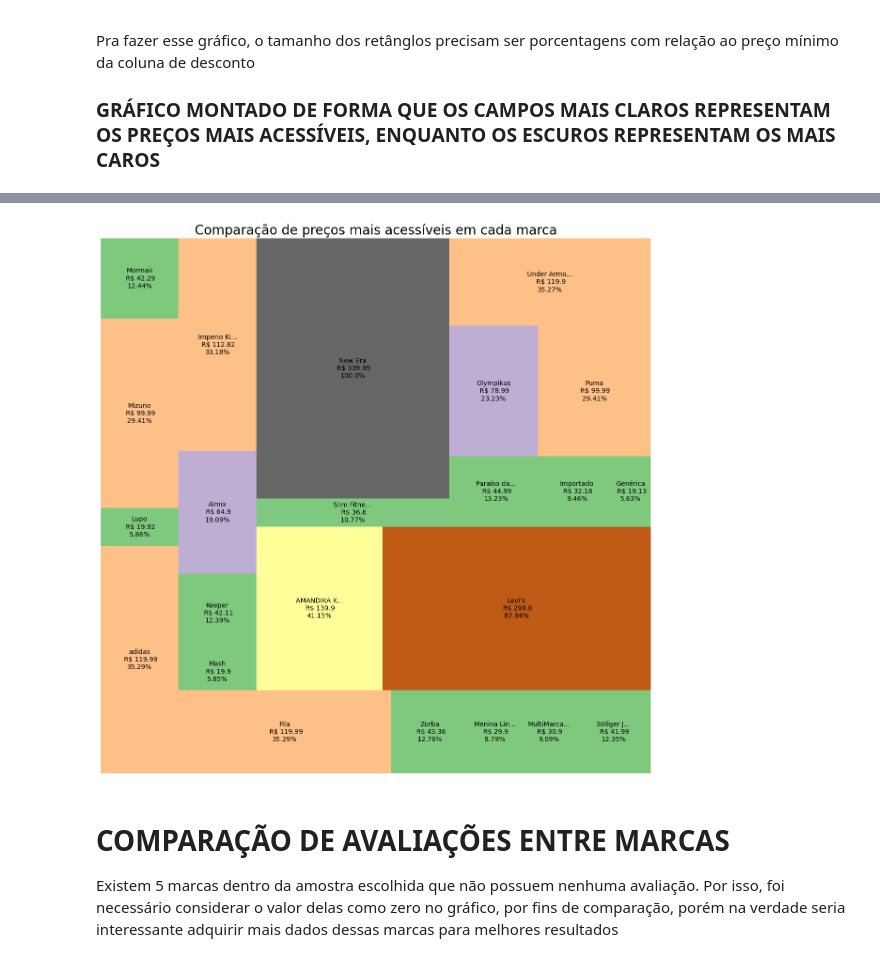
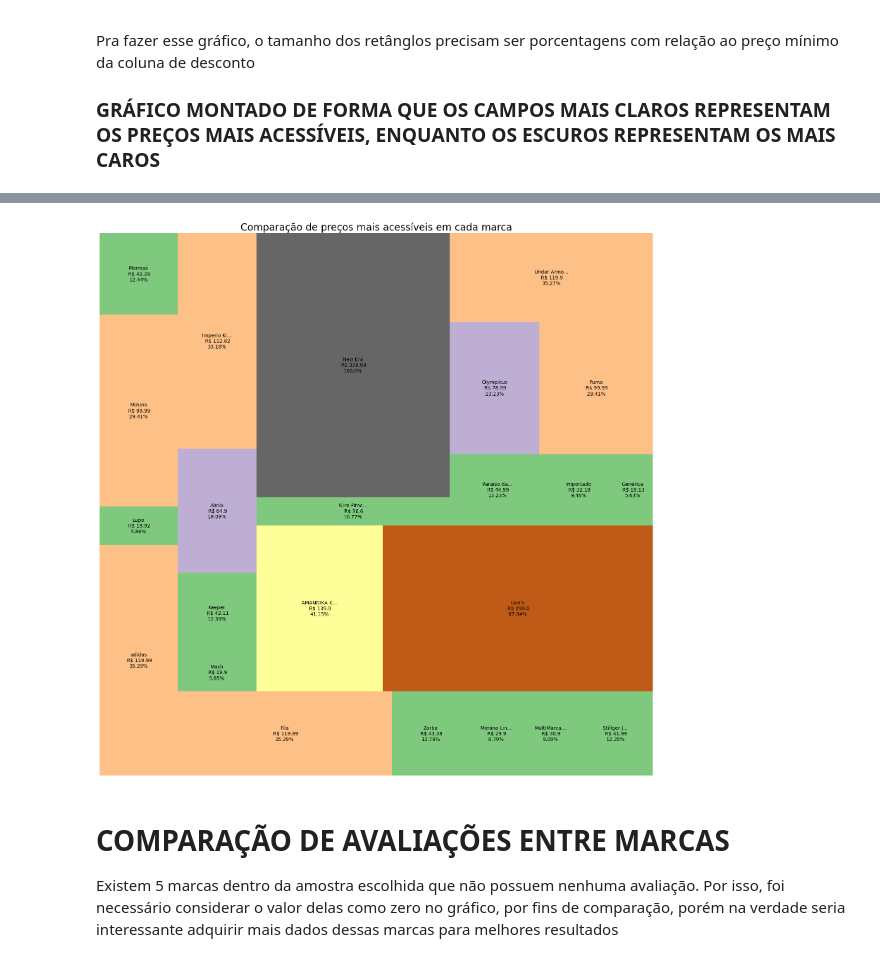
Before and after one commit to ThiagoKS-7/a3-analise-e-bigdata, a Jupyter notebook: a3-analise-dado.ipynb, the cells around one changed output, grey strips where cells are left out. Saved outputs shown, nothing was run; the diff lists cells and outputs as text; code cells hidden in the pictures.

```diff
--- a/a3-analise-dado.ipynb
+++ b/a3-analise-dado.ipynb
@@ -201,11 +201,11 @@ def monta_grafico_barra(x,y, color, titulo:str) -> None:
     plt.show()
 
 
-def monta_lista_cores(cmap):
-    mini = min(somas_vendas)
-    maxi = max(somas_vendas)
+def monta_lista_cores(lista, cmap):
+    mini = min(lista)
+    maxi = max(lista)
     norm = matplotlib.colors.Normalize(vmin=mini, vmax=maxi)
-    return [cmap(norm(i)) for i in somas_vendas]
+    return [cmap(norm(i)) for i in lista]
 
 somas_vendas = [
     soma_qtd_vendida(marca) for marca in vendas_marcas_populares
@@ -213,7 +213,7 @@ somas_vendas = [
 logger.debug("Valores_y - grafico qtd/marca: " + str(somas_vendas))
 
 cmap = matplotlib.cm.BrBG
-colors = monta_lista_cores(cmap)
+colors = monta_lista_cores(somas_vendas, cmap)
 
 monta_grafico_barra(marcas_populares, somas_vendas, colors, "Quantidade vendida em cada marca popular")
 # %% [output]
@@ -297,14 +297,7 @@ legendas = [
 ]
 
 cmap = matplotlib.cm.Accent
-mini = min(lista_precos)
-maxi = max(lista_precos)
-norm = matplotlib.colors.Normalize(vmin=mini, vmax=maxi)
-colors = [cmap(norm(i)) for i in lista_precos]
+colors = monta_lista_cores(lista_precos,cmap)
 
-plt.figure(figsize=(12, 12))
-grafico = squarify.plot(sizes=lista_precos, label=legendas, color=colors)
-plt.axis('off');
-plt.title('Comparação de preços mais acessíveis em cada marca', fontsize=20)
-plt.tight_layout()
+monta_grafico_squarify(sizes=lista_precos, label=legendas, color=colors, titulo='Comparação de preços mais acessíveis em cada marca')
 # %% [output]
@@ -311,4 +306,4 @@ plt.tight_layout()
-[figure, old version]
+[figure, new version]
 # %% [markdown]
 # COMPARAÇÃO DE AVALIAÇÕES ENTRE MARCAS
 
```
Also changed, not shown: parts of 6 cells of this notebook.
